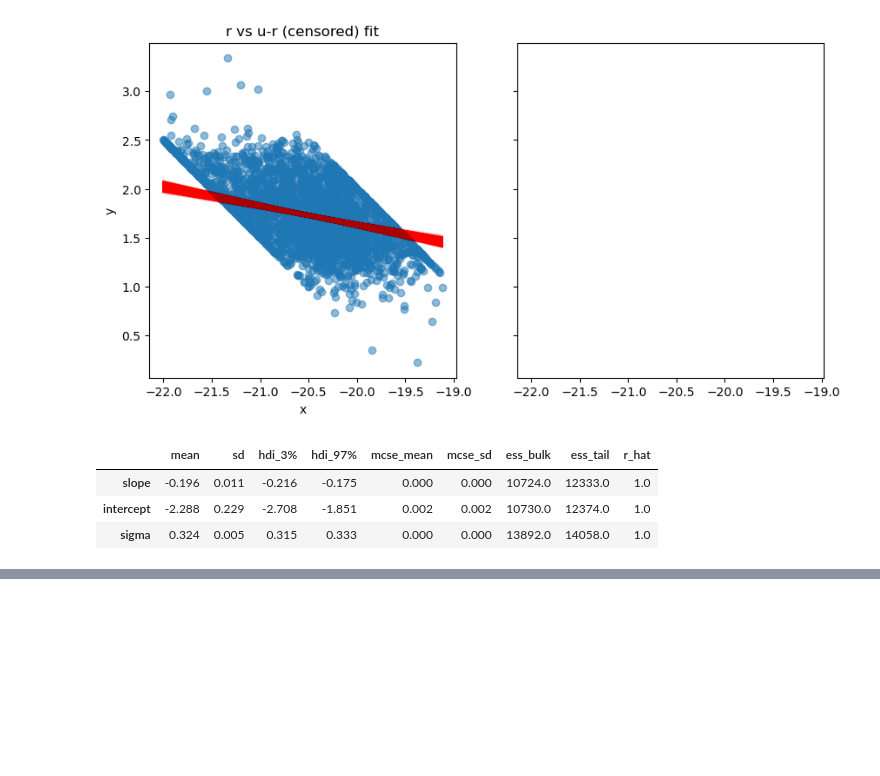
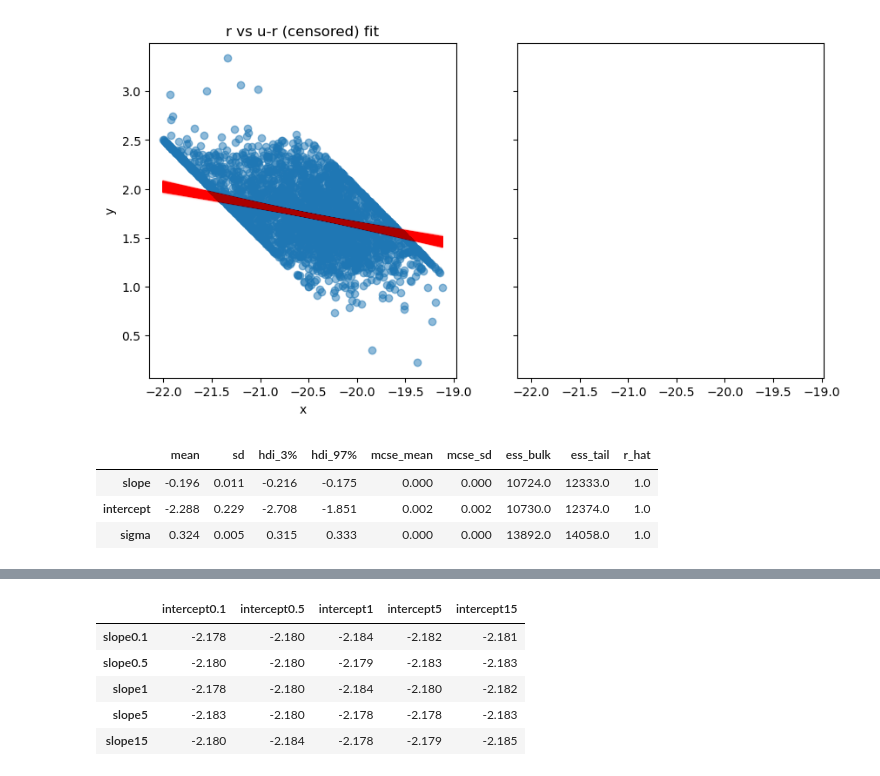
Before and after one commit to erobbtan/AST5731_PROJ3, a Jupyter notebook: PROJ3.ipynb, the cells around one changed output, grey strips where cells are left out. Cells and saved outputs as stored; diff of their text form; code cells hidden in the pictures; blank space fills up the shorter version.

```diff
--- a/PROJ3.ipynb
+++ b/PROJ3.ipynb
@@ -498,0 +567,9 @@ Sampling 4 chains for 1_000 tune and 8_823 draw iterations (4_000 + 35_292 draws
+# %%
+intercepts
+# %% [output]
+|  | intercept0.1 | intercept0.5 | intercept1 | intercept5 | intercept15 |
+| slope0.1 | -2.178 | -2.180 | -2.184 | -2.182 | -2.181 |
+| slope0.5 | -2.180 | -2.180 | -2.179 | -2.183 | -2.183 |
+| slope1 | -2.178 | -2.180 | -2.184 | -2.180 | -2.182 |
+| slope5 | -2.183 | -2.180 | -2.178 | -2.178 | -2.183 |
+| slope15 | -2.180 | -2.184 | -2.178 | -2.179 | -2.185 |
```
Also changed, not shown: parts of 11 cells of this notebook.
